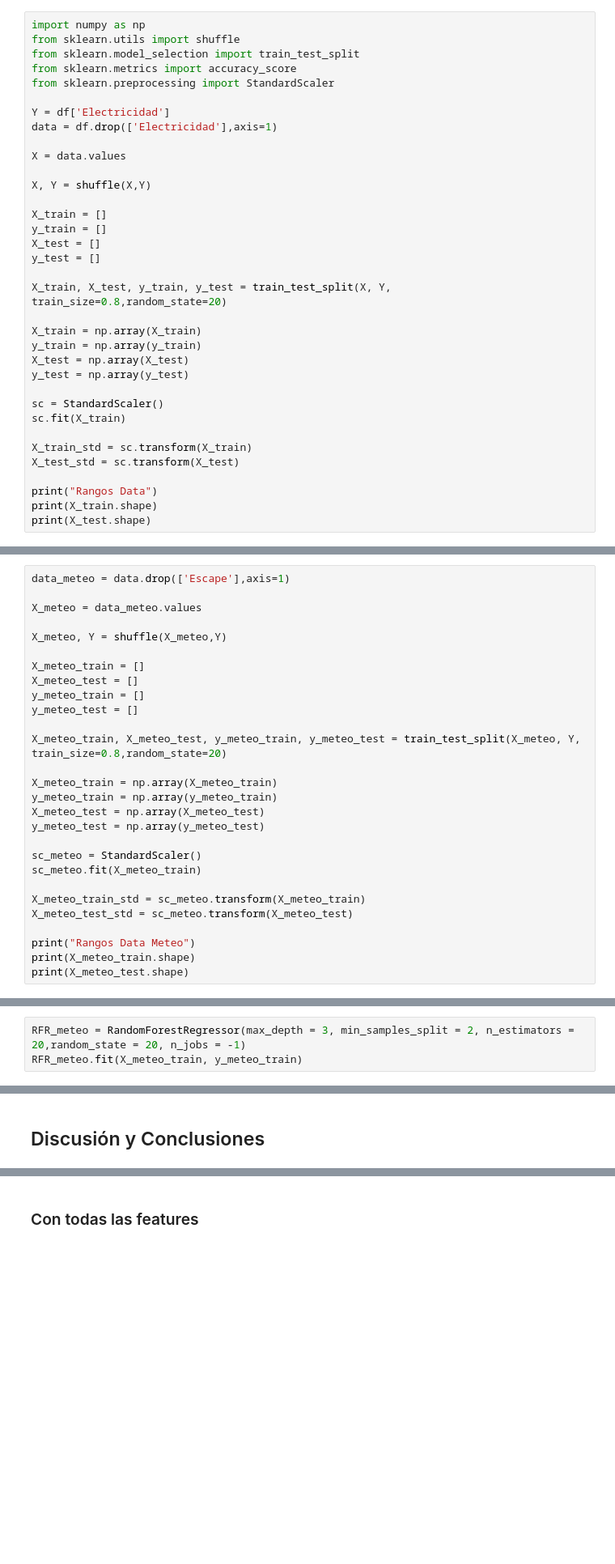
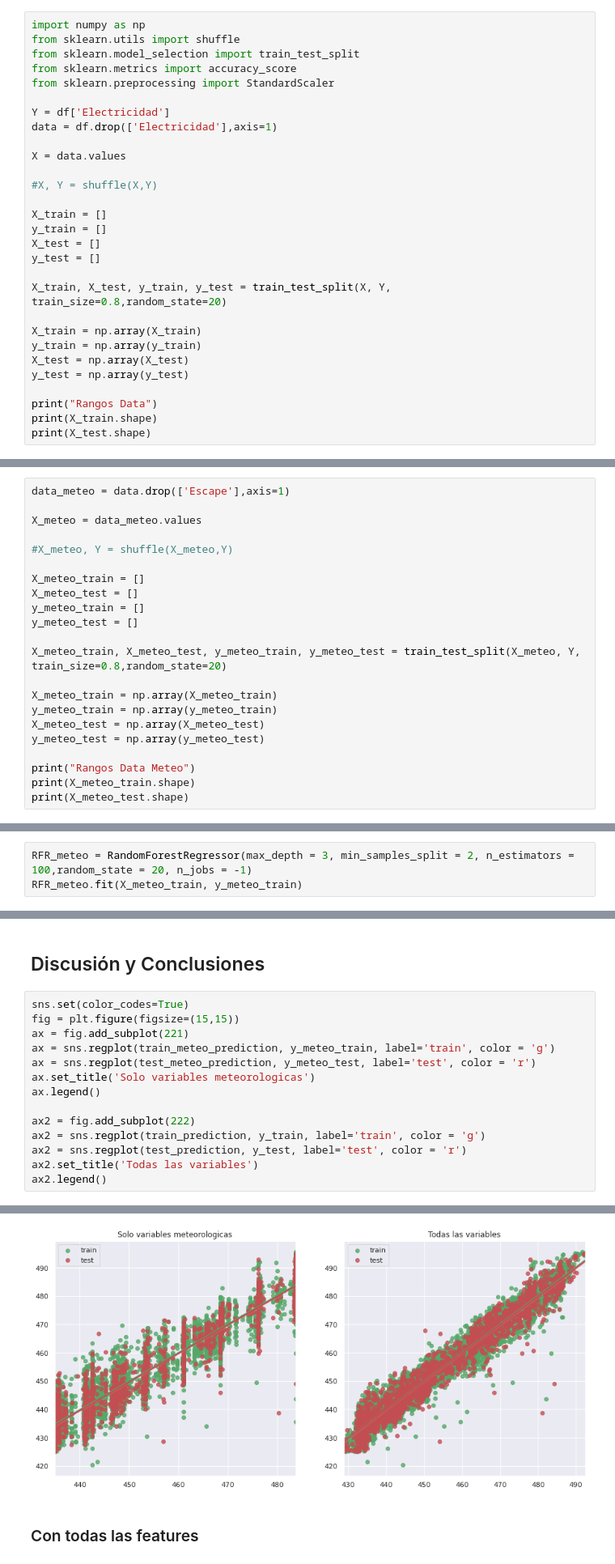
Before and after one commit to marcbonastre/RepoTestGroup3, a Jupyter notebook: PROYECTO_FINAL/Notebooks/BT_MLT_GeneradorEnergia.ipynb, the cells around one changed output, grey strips where cells are left out. Shown at 81% size. Cells and saved outputs as stored; diff of their text form; blank space fills up the shorter version.

```diff
--- a/PROYECTO_FINAL/Notebooks/BT_MLT_GeneradorEnergia.ipynb
+++ b/PROYECTO_FINAL/Notebooks/BT_MLT_GeneradorEnergia.ipynb
@@ -80,7 +80,7 @@ data = df.drop(['Electricidad'],axis=1)
 
 X = data.values
 
-X, Y = shuffle(X,Y)
+#X, Y = shuffle(X,Y)
 
 X_train = []
 y_train = []
@@ -94,12 +94,6 @@ y_train = np.array(y_train)
 X_test = np.array(X_test)
 y_test = np.array(y_test)
 
-sc = StandardScaler()
-sc.fit(X_train)
-
-X_train_std = sc.transform(X_train)
-X_test_std = sc.transform(X_test)
-
 print("Rangos Data")
 print(X_train.shape)
 print(X_test.shape)
@@ -126,7 +120,7 @@ data_meteo = data.drop(['Escape'],axis=1)
 
 X_meteo = data_meteo.values
 
-X_meteo, Y = shuffle(X_meteo,Y)
+#X_meteo, Y = shuffle(X_meteo,Y)
 
 X_meteo_train = []
 X_meteo_test = []
@@ -140,12 +134,6 @@ y_meteo_train = np.array(y_meteo_train)
 X_meteo_test = np.array(X_meteo_test)
 y_meteo_test = np.array(y_meteo_test)
 
-sc_meteo = StandardScaler()
-sc_meteo.fit(X_meteo_train)
-
-X_meteo_train_std = sc_meteo.transform(X_meteo_train)
-X_meteo_test_std = sc_meteo.transform(X_meteo_test)
-
 print("Rangos Data Meteo")
 print(X_meteo_train.shape)
 print(X_meteo_test.shape)
@@ -154,7 +142,7 @@ Rangos Data Meteo
 (7654, 3)
 (1914, 3)
 # %%
-RFR_meteo = RandomForestRegressor(max_depth = 3, min_samples_split = 2, n_estimators = 20,random_state = 20, n_jobs = -1)
+RFR_meteo = RandomForestRegressor(max_depth = 3, min_samples_split = 2, n_estimators = 100,random_state = 20, n_jobs = -1)
 RFR_meteo.fit(X_meteo_train, y_meteo_train)
 # %% [output]
 RandomForestRegressor(bootstrap=True, ccp_alpha=0.0, criterion='mse',
@@ -226,2 +214,17 @@ Score: -0.002505653169004196
 # %% [markdown]
  ## Discusión y Conclusiones
+# %%
+sns.set(color_codes=True)
+fig = plt.figure(figsize=(15,15))
+ax = fig.add_subplot(221)
+ax = sns.regplot(train_meteo_prediction, y_meteo_train, label='train', color = 'g')
+ax = sns.regplot(test_meteo_prediction, y_meteo_test, label='test', color = 'r')
+ax.set_title('Solo variables meteorologicas')
+ax.legend()
+
+ax2 = fig.add_subplot(222)
+ax2 = sns.regplot(train_prediction, y_train, label='train', color = 'g')
+ax2 = sns.regplot(test_prediction, y_test, label='test', color = 'r')
+ax2.set_title('Todas las variables')
+ax2.legend()
+# %% [output]
@@ -228,2 +232,3 @@ Score: -0.002505653169004196
+[figure, added]
 # %% [markdown]
 ### Con todas las features
```
Also changed, not shown: parts of 13 cells of this notebook, 4 other files.
